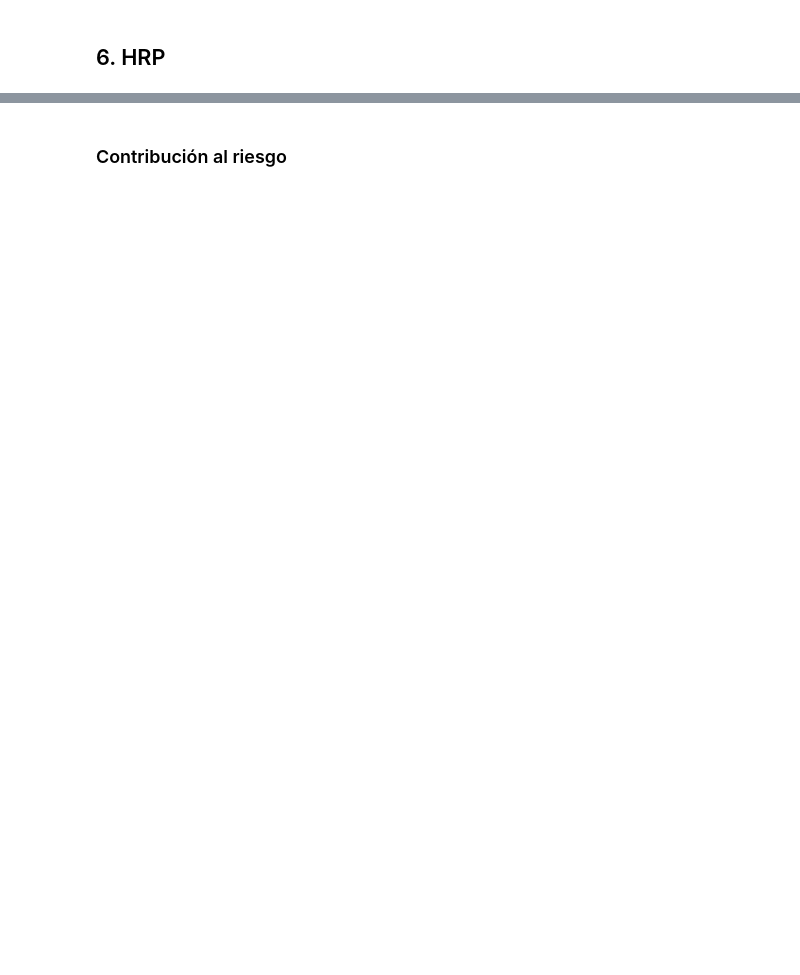
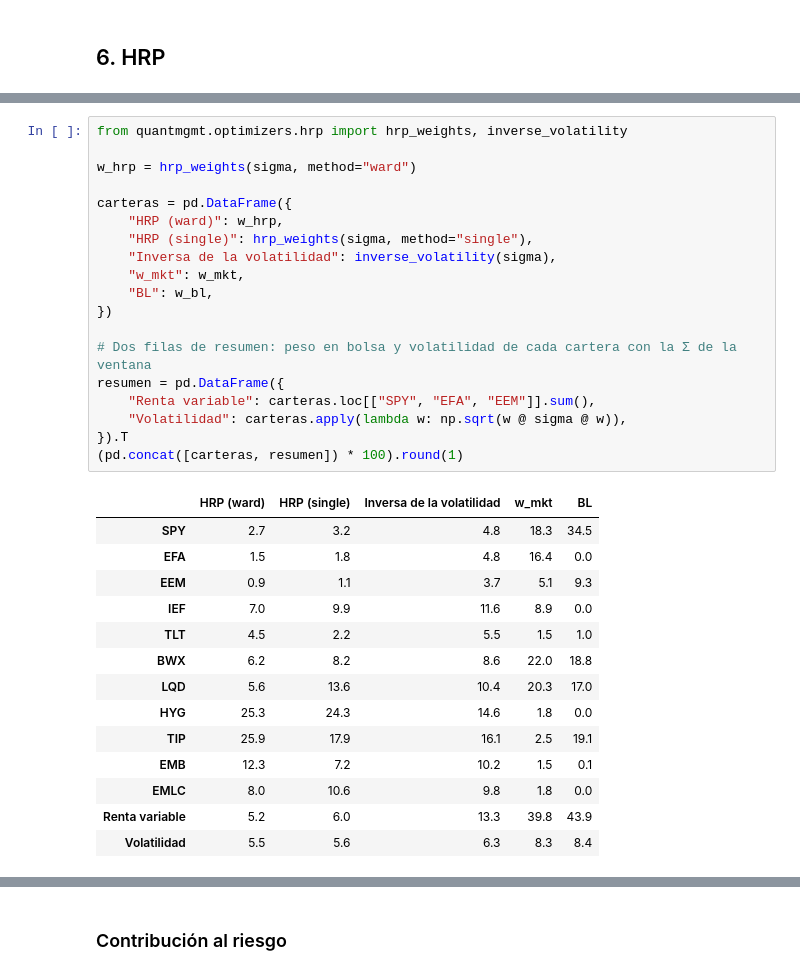
Before and after one commit to hectoorperezz/quant-management, a Jupyter notebook: notebooks/03_bl_hrp.ipynb, the cells around one changed output, grey strips where cells are left out. Cells and saved outputs as stored; diff of their text form; blank space fills up the shorter version.

```diff
--- a/notebooks/03_bl_hrp.ipynb
+++ b/notebooks/03_bl_hrp.ipynb
@@ -468,0 +512,34 @@ Implementación en `quantmgmt/optimizers/hrp.py`, desde cero: distancia sobre la
+# %%
+from quantmgmt.optimizers.hrp import hrp_weights, inverse_volatility
+
+w_hrp = hrp_weights(sigma, method="ward")
+
+carteras = pd.DataFrame({
+    "HRP (ward)": w_hrp,
+    "HRP (single)": hrp_weights(sigma, method="single"),
+    "Inversa de la volatilidad": inverse_volatility(sigma),
+    "w_mkt": w_mkt,
+    "BL": w_bl,
+})
+
+# Dos filas de resumen: peso en bolsa y volatilidad de cada cartera con la Σ de la ventana
+resumen = pd.DataFrame({
+    "Renta variable": carteras.loc[["SPY", "EFA", "EEM"]].sum(),
+    "Volatilidad": carteras.apply(lambda w: np.sqrt(w @ sigma @ w)),
+}).T
+(pd.concat([carteras, resumen]) * 100).round(1)
+# %% [output]
+|  | HRP (ward) | HRP (single) | Inversa de la volatilidad | w_mkt | BL |
+| SPY | 2.7 | 3.2 | 4.8 | 18.3 | 34.5 |
+| EFA | 1.5 | 1.8 | 4.8 | 16.4 | 0.0 |
+| EEM | 0.9 | 1.1 | 3.7 | 5.1 | 9.3 |
+| IEF | 7.0 | 9.9 | 11.6 | 8.9 | 0.0 |
+| TLT | 4.5 | 2.2 | 5.5 | 1.5 | 1.0 |
+| BWX | 6.2 | 8.2 | 8.6 | 22.0 | 18.8 |
+| LQD | 5.6 | 13.6 | 10.4 | 20.3 | 17.0 |
+| HYG | 25.3 | 24.3 | 14.6 | 1.8 | 0.0 |
+| TIP | 25.9 | 17.9 | 16.1 | 2.5 | 19.1 |
+| EMB | 12.3 | 7.2 | 10.2 | 1.5 | 0.1 |
+| EMLC | 8.0 | 10.6 | 9.8 | 1.8 | 0.0 |
+| Renta variable | 5.2 | 6.0 | 13.3 | 39.8 | 43.9 |
+| Volatilidad | 5.5 | 5.6 | 6.3 | 8.3 | 8.4 |
```
Also changed, not shown: parts of 8 cells of this notebook.
